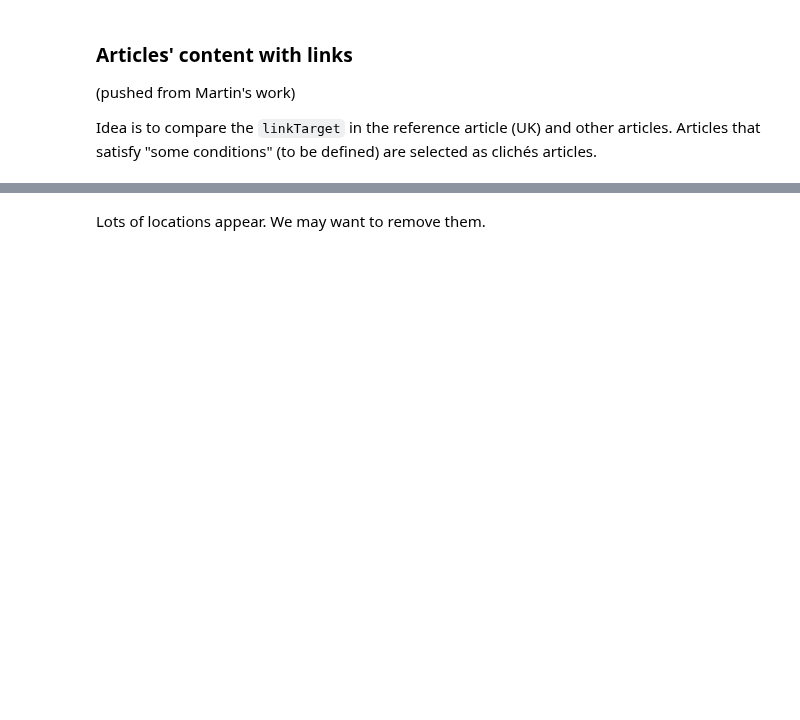
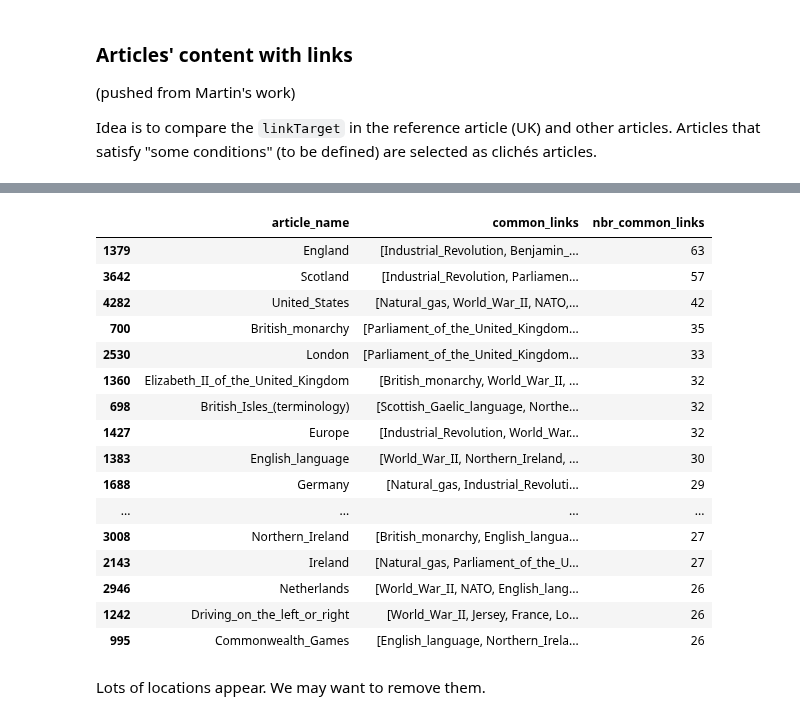
Before and after one commit to epfl-ada/ada-2023-project-abracadabra2023, a Jupyter notebook: nb.ipynb, the cells around one changed output, grey strips where cells are left out. Cells and saved outputs as stored; diff of their text form; code cells hidden in the pictures; blank space fills up the shorter version.

Commit message:
cleaned up the data augmentation part

```diff
--- a/nb.ipynb
+++ b/nb.ipynb
@@ -915,0 +476,4 @@ common_links_reference.sort_values("nbr_common_articles", ascending=False)[1:31]
+# %%
+# load the precomputed data
+links_common = load_links_common()
+links_common.head(20)
@@ -916,2 +522,24 @@ common_links_reference.sort_values("nbr_common_articles", ascending=False)[1:31]
+# %%
+links_common["nbr_common_links"] = links_common["common_links"].apply(len)
+links_common.sort_values("nbr_common_links", ascending=False, inplace=True)
+links_common.head(20)
+# %% [output]
+|  | article_name | common_links | nbr_common_links |
+| 1379 | England | [Industrial_Revolution, Benjamin_... | 63 |
+| 3642 | Scotland | [Industrial_Revolution, Parliamen... | 57 |
+| 4282 | United_States | [Natural_gas, World_War_II, NATO,... | 42 |
+| 700 | British_monarchy | [Parliament_of_the_United_Kingdom... | 35 |
+| 2530 | London | [Parliament_of_the_United_Kingdom... | 33 |
+| 1360 | Elizabeth_II_of_the_United_Kingdom | [British_monarchy, World_War_II, ... | 32 |
+| 698 | British_Isles_(terminology) | [Scottish_Gaelic_language, Northe... | 32 |
+| 1427 | Europe | [Industrial_Revolution, World_War... | 32 |
+| 1383 | English_language | [World_War_II, Northern_Ireland, ... | 30 |
+| 1688 | Germany | [Natural_gas, Industrial_Revoluti... | 29 |
+| ... | ... | ... | ... |
+| 3008 | Northern_Ireland | [British_monarchy, English_langua... | 27 |
+| 2143 | Ireland | [Natural_gas, Parliament_of_the_U... | 27 |
+| 2946 | Netherlands | [World_War_II, NATO, English_lang... | 26 |
+| 1242 | Driving_on_the_left_or_right | [World_War_II, Jersey, France, Lo... | 26 |
+| 995 | Commonwealth_Games | [English_language, Northern_Irela... | 26 |
 # %% [markdown]
 Lots of locations appear. We may want to remove them.
```
Also changed, not shown: parts of 60 cells of this notebook, 2 other files.
